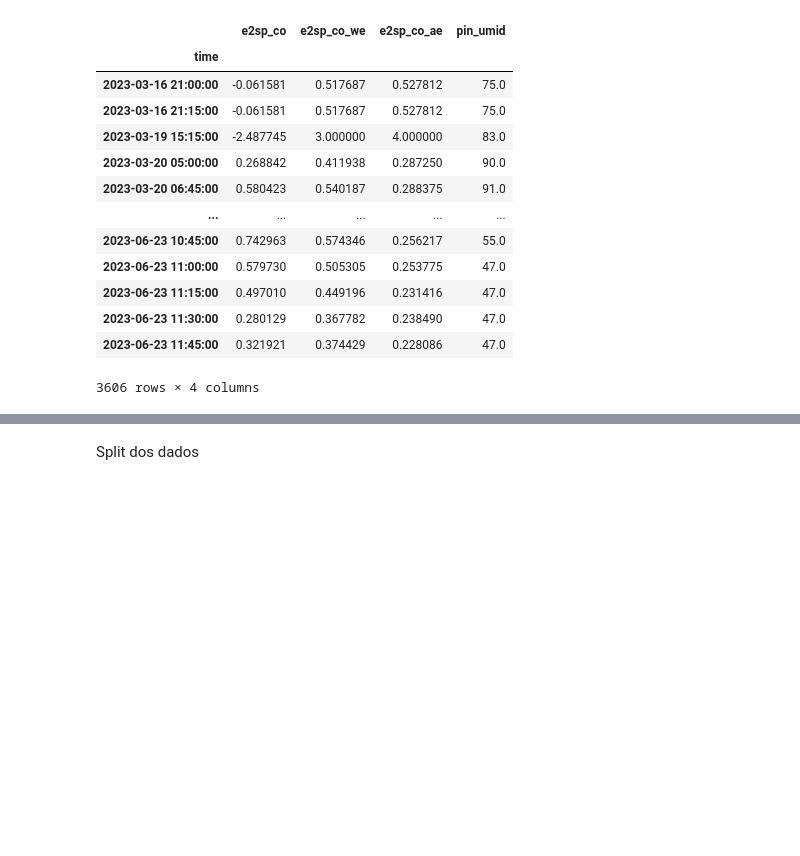
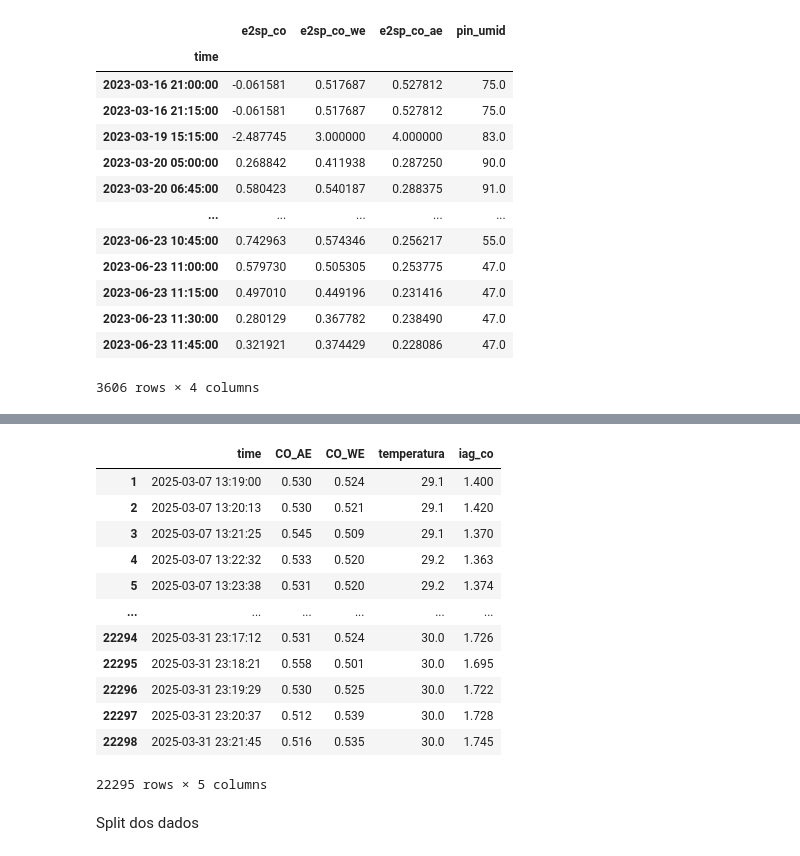
Before and after one commit to pedromujica1/aqm-dataset, a Jupyter notebook: estacao-grafana/Air_Quality_Analysis_IAG_and_Envcity_Data.ipynb, the cells around one changed output, grey strips where cells are left out. Drawn from its saved outputs; the diff is of its cells as text; code cells hidden in the pictures; blank space fills up the shorter version.

```diff
--- a/estacao-grafana/Air_Quality_Analysis_IAG_and_Envcity_Data.ipynb
+++ b/estacao-grafana/Air_Quality_Analysis_IAG_and_Envcity_Data.ipynb
@@ -436,0 +479,11 @@ Xco
+# %%
+#fazendo filtragem do IAG
+aqm = pd.read_csv('envcity_aqm_df.csv')
+
+#filtrando as linhas onde e1_co tem valores válidos
+df_filtrado = aqm[aqm['e1_co'].notna()][['time', 'e1_co', 'iag_co']]
+
+#remover linhas onde iag_co é NaN
+df_filtradoIAG = df_filtrado[df_filtrado['iag_co'].notna()]
+
+df_filtradoIAG
@@ -437,3 +504,26 @@ Xco
+# %%
+
+df= df.iloc[:len(df_filtradoIAG)].copy() #iloc garante mesmo número de linhas para evitar erro.
+# Adiciona a coluna 'iag_co' ao DataFrame 'df', usando os dados da coluna 'iag_co' de 'df_filtradoIAG'
+
+df['iag_co'] = df_filtradoIAG['iag_co'].reset_index(drop=True) # evita que o índice antigo seja mantido, o que quebraria a correspondência entre as linhas dos DataFrames.
+
+df = df.dropna()
+df
+# %% [output]
+|  | time | CO_AE | CO_WE | temperatura | iag_co |
+| 1 | 2025-03-07 13:19:00 | 0.530 | 0.524 | 29.1 | 1.400 |
+| 2 | 2025-03-07 13:20:13 | 0.530 | 0.521 | 29.1 | 1.420 |
+| 3 | 2025-03-07 13:21:25 | 0.545 | 0.509 | 29.1 | 1.370 |
+| 4 | 2025-03-07 13:22:32 | 0.533 | 0.520 | 29.2 | 1.363 |
+| 5 | 2025-03-07 13:23:38 | 0.531 | 0.520 | 29.2 | 1.374 |
+| ... | ... | ... | ... | ... | ... |
+| 22294 | 2025-03-31 23:17:12 | 0.531 | 0.524 | 30.0 | 1.726 |
+| 22295 | 2025-03-31 23:18:21 | 0.558 | 0.501 | 30.0 | 1.695 |
+| 22296 | 2025-03-31 23:19:29 | 0.530 | 0.525 | 30.0 | 1.722 |
+| 22297 | 2025-03-31 23:20:37 | 0.512 | 0.539 | 30.0 | 1.728 |
+| 22298 | 2025-03-31 23:21:45 | 0.516 | 0.535 | 30.0 | 1.745 |
+22295 rows × 5 columns
 # %% [markdown]
 Split dos dados
 # %%
```
Also changed, not shown: parts of 13 cells of this notebook, 2 other files.
